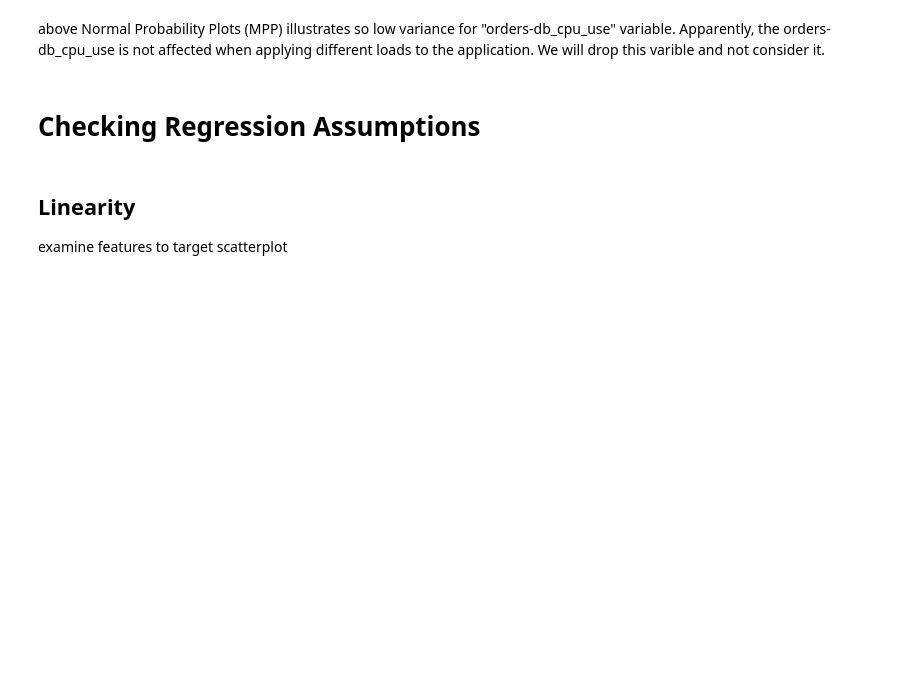
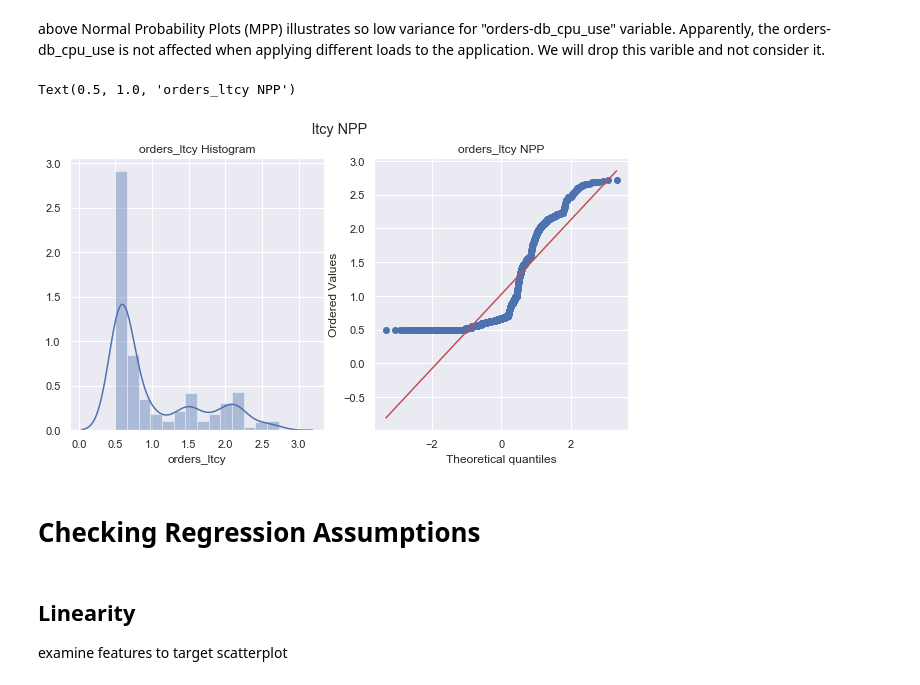
Before and after one commit to Haybu/infs890-spring2020-latency-prediction, a Jupyter notebook: analysis/sock-shop/orders-flow/3- check regression assumptions of orders flow.ipynb, the cells around one changed output. Cells and saved outputs as stored; diff of their text form; code cells hidden in the pictures; blank space fills up the shorter version.

```diff
--- a/analysis/sock-shop/orders-flow/3- check regression assumptions of orders flow.ipynb
+++ b/analysis/sock-shop/orders-flow/3- check regression assumptions of orders flow.ipynb
@@ -147,3 +146,17 @@ orders_flow_df = orders_flow_df.drop('orders-db_cpu_use', 1)
+# %%
+# orders_ltcy
+normalized_data['orders_ltcy'] = np.power(normalized_data.orders_ltcy, 0.5)
+
+fig, ax = plt.subplots(1,2,figsize=(10,5))
+fig.suptitle('ltcy NPP')
+
+sns.distplot(normalized_data['orders_ltcy'], ax=ax[0])
+ax[0].set_title('orders_ltcy Histogram')
+stats.probplot(normalized_data['orders_ltcy'], plot=ax[1])
+ax[1].set_title('orders_ltcy NPP')
+# %% [output]
+Text(0.5, 1.0, 'orders_ltcy NPP')
+[figure, added]
 # %% [markdown]
 # Checking Regression Assumptions
 # %% [markdown]
```
Also changed, not shown: parts of 10 cells of this notebook, 4 other files.
